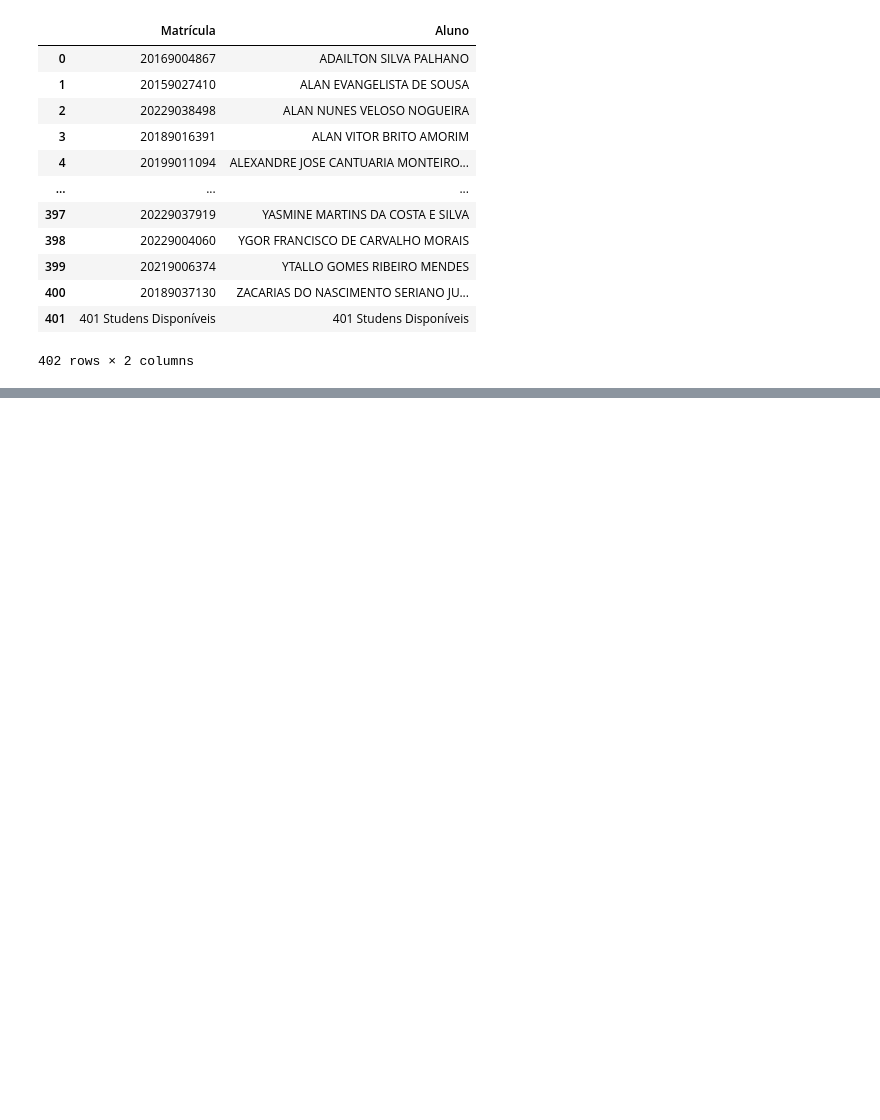
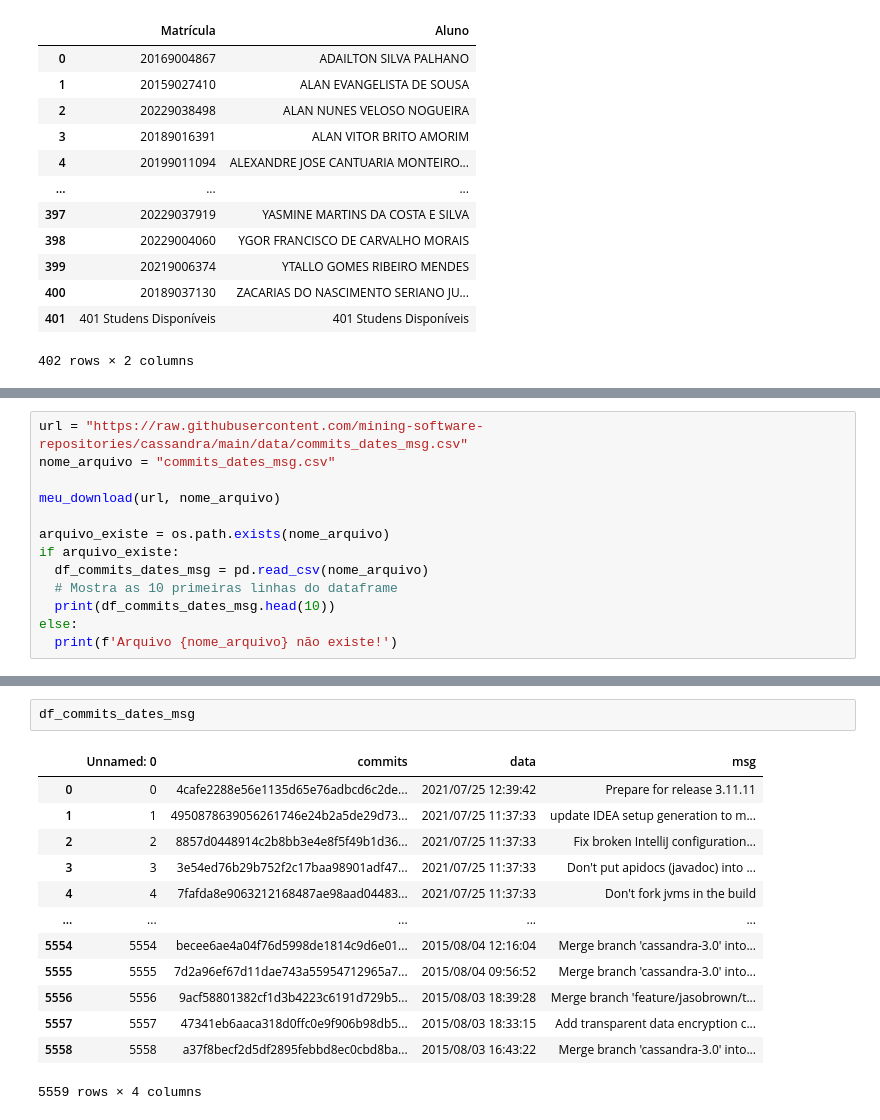
Before and after one commit to armandossrecife/lp, a Jupyter notebook: criando_dataframes.ipynb, the cells around one changed output, grey strips where cells are left out. Cells and saved outputs as stored; diff of their text form; blank space fills up the shorter version.

```diff
--- a/criando_dataframes.ipynb
+++ b/criando_dataframes.ipynb
@@ -400,0 +337,13 @@ df[0]
+# %%
+url = "https://raw.githubusercontent.com/mining-software-repositories/cassandra/main/data/commits_dates_msg.csv"
+nome_arquivo = "commits_dates_msg.csv"
+
+meu_download(url, nome_arquivo)
+
+arquivo_existe = os.path.exists(nome_arquivo)
+if arquivo_existe:
+  df_commits_dates_msg = pd.read_csv(nome_arquivo)
+  # Mostra as 10 primeiras linhas do dataframe
+  print(df_commits_dates_msg.head(10))
+else:
+  print(f'Arquivo {nome_arquivo} não existe!')
@@ -400,0 +368,16 @@ df[0]
+# %%
+df_commits_dates_msg
+# %% [output]
+|  | Unnamed: 0 | commits | data | msg |
+| 0 | 0 | 4cafe2288e56e1135d65e76adbcd6c2de... | 2021/07/25 12:39:42 | Prepare for release 3.11.11 |
+| 1 | 1 | 4950878639056261746e24b2a5de29d73... | 2021/07/25 11:37:33 | update IDEA setup generation to m... |
+| 2 | 2 | 8857d0448914c2b8bb3e4e8f5f49b1d36... | 2021/07/25 11:37:33 | Fix broken IntelliJ configuration... |
+| 3 | 3 | 3e54ed76b29b752f2c17baa98901adf47... | 2021/07/25 11:37:33 | Don't put apidocs (javadoc) into ... |
+| 4 | 4 | 7fafda8e9063212168487ae98aad04483... | 2021/07/25 11:37:33 | Don't fork jvms in the build |
+| ... | ... | ... | ... | ... |
+| 5554 | 5554 | becee6ae4a04f76d5998de1814c9d6e01... | 2015/08/04 12:16:04 | Merge branch 'cassandra-3.0' into... |
+| 5555 | 5555 | 7d2a96ef67d11dae743a55954712965a7... | 2015/08/04 09:56:52 | Merge branch 'cassandra-3.0' into... |
+| 5556 | 5556 | 9acf58801382cf1d3b4223c6191d729b5... | 2015/08/03 18:39:28 | Merge branch 'feature/jasobrown/t... |
+| 5557 | 5557 | 47341eb6aaca318d0ffc0e9f906b98db5... | 2015/08/03 18:33:15 | Add transparent data encryption c... |
+| 5558 | 5558 | a37f8becf2d5df2895febbd8ec0cbd8ba... | 2015/08/03 16:43:22 | Merge branch 'cassandra-3.0' into... |
+5559 rows × 4 columns
```
Also changed, not shown: parts of 23 cells of this notebook.
